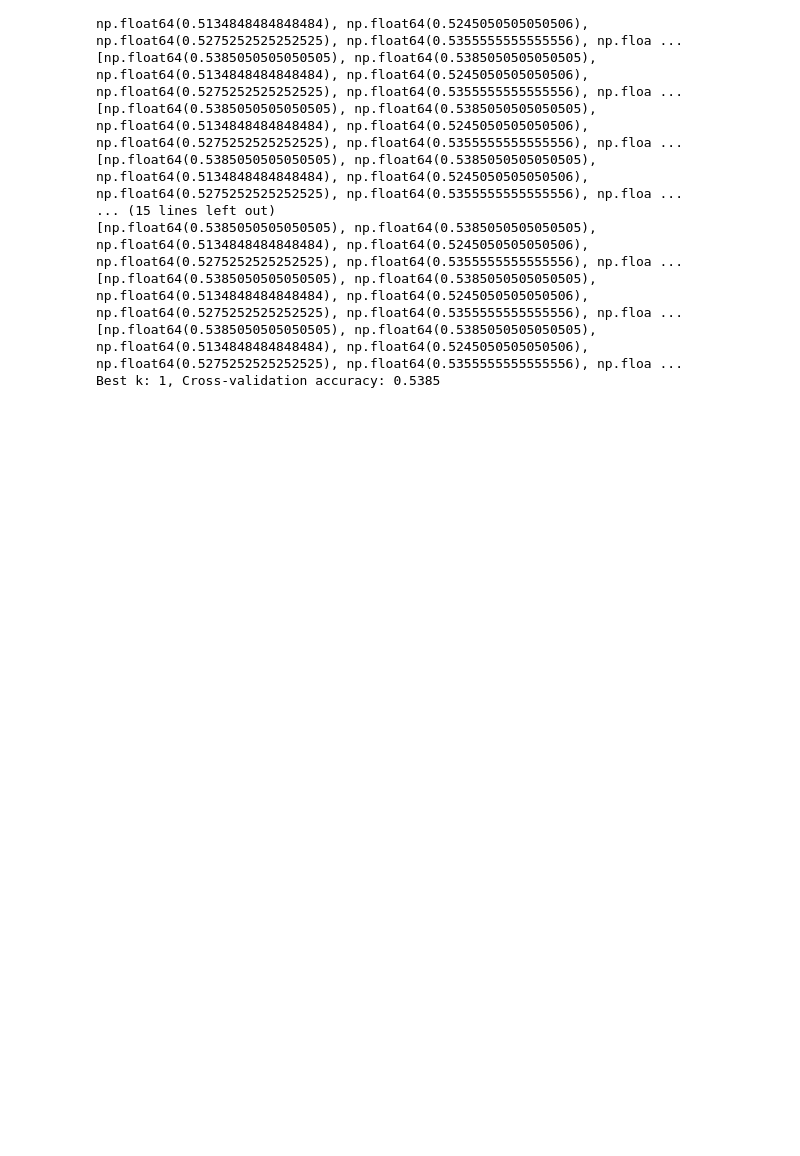
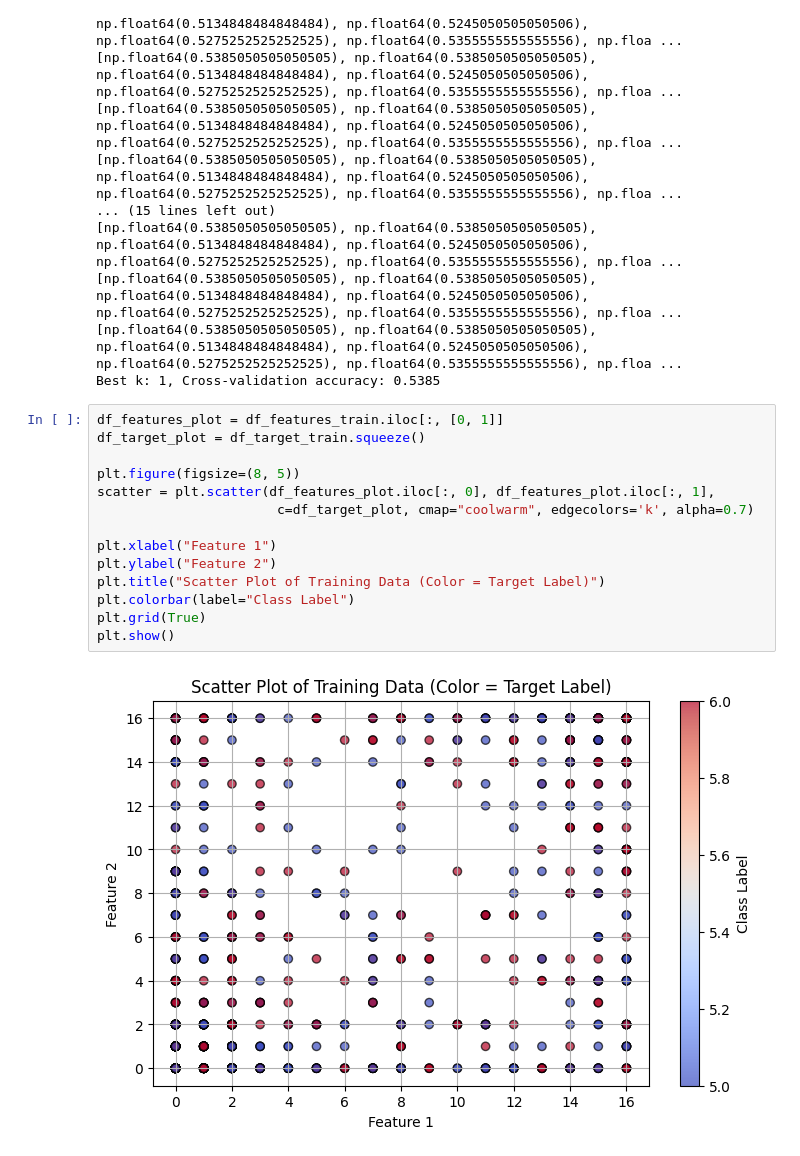
Before and after one commit to krish401/Machine-Learning-CP322, a Jupyter notebook: Assignments/Assignment_1/DigitClassifier-KNN.ipynb, the cells around one changed output. Drawn from its saved outputs; the diff is of its cells as text; blank space fills up the shorter version.

```diff
--- a/Assignments/Assignment_1/DigitClassifier-KNN.ipynb
+++ b/Assignments/Assignment_1/DigitClassifier-KNN.ipynb
@@ -183,3 +184,19 @@ print(f"Best k: {best_k}, Cross-validation accuracy: {best_accuracy:.4f}")
 [np.float64(0.5385050505050505), np.float64(0.5385050505050505), np.float64(0.5134848484848484), np.float64(0.5245050505050506), np.float64(0.5275252525252525), np.float64(0.5355555555555556), np.floa ...
 [np.float64(0.5385050505050505), np.float64(0.5385050505050505), np.float64(0.5134848484848484), np.float64(0.5245050505050506), np.float64(0.5275252525252525), np.float64(0.5355555555555556), np.floa ...
 Best k: 1, Cross-validation accuracy: 0.5385
+# %%
+df_features_plot = df_features_train.iloc[:, [0, 1]]
+df_target_plot = df_target_train.squeeze()
+
+plt.figure(figsize=(8, 5))
+scatter = plt.scatter(df_features_plot.iloc[:, 0], df_features_plot.iloc[:, 1],
+                       c=df_target_plot, cmap="coolwarm", edgecolors='k', alpha=0.7)
+
+plt.xlabel("Feature 1")
+plt.ylabel("Feature 2")
+plt.title("Scatter Plot of Training Data (Color = Target Label)")
+plt.colorbar(label="Class Label")
+plt.grid(True)
+plt.show()
+# %% [output]
+[figure, added]
```
Also changed, not shown: parts of 6 cells of this notebook.
